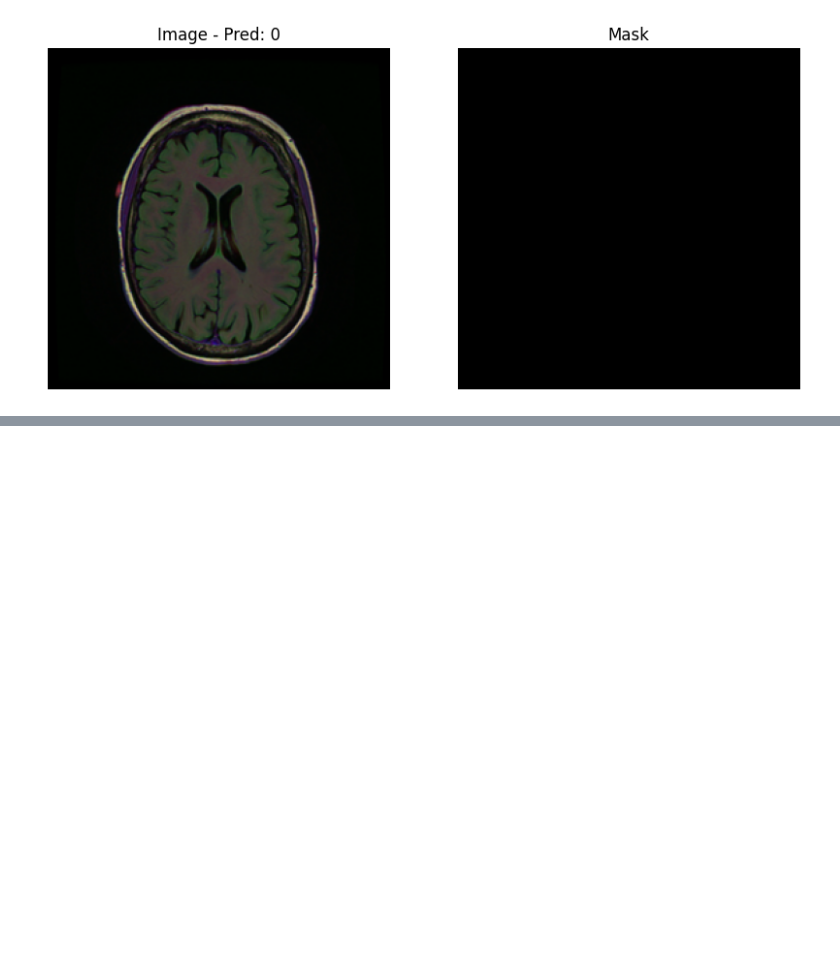
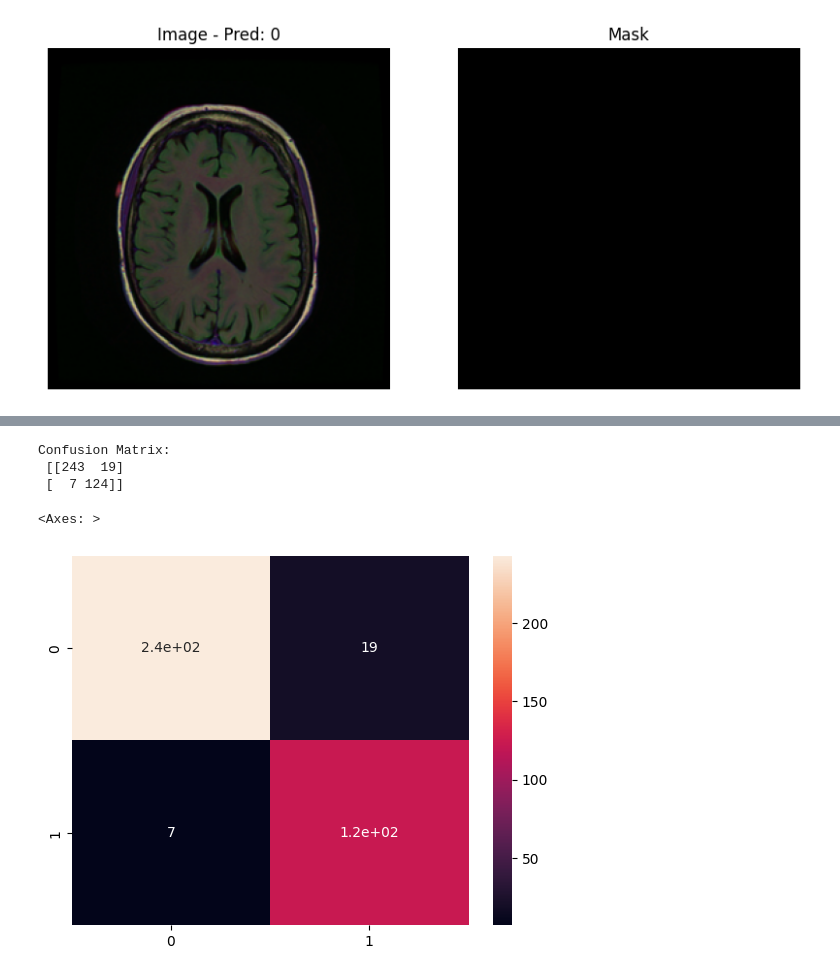
Before and after one commit to belfassikhaoula123/Projet_RGD, a Jupyter notebook: Notebooks/Data_processing.ipynb, the cells around one changed output, grey strips where cells are left out. Cells and saved outputs as stored; diff of their text form; code cells hidden in the pictures; blank space fills up the shorter version.

Commit message:
ResNet50 classification model

```diff
--- a/Notebooks/Data_processing.ipynb
+++ b/Notebooks/Data_processing.ipynb
@@ -508,0 +602,7 @@ for idx in random_indices:
+# %%
+h = model1.fit(train_generator,
+              steps_per_epoch= train_generator.n // train_generator.batch_size,
+              epochs = 30,
+              validation_data= val_generator,
+              validation_steps= val_generator.n // val_generator.batch_size,
+               class_weight=class_weights)
@@ -508,0 +631,4 @@ for idx in random_indices:
+# %%
+y_pred_prob1 = model1.predict(test_generator)
+y_prob = y_pred_prob1[:, 1]
+y_true = test_generator.labels
@@ -508,0 +637,3 @@ for idx in random_indices:
+# %%
+t = 0.8
+y_pred = (y_prob >= t).astype(int)
@@ -508,0 +667,12 @@ for idx in random_indices:
+# %%
+import seaborn as sns
+# Matrice de confusion
+cm = confusion_matrix(y_true, y_pred)
+print("Confusion Matrix:\n", cm)
+sns.heatmap(cm, annot=True)
+# %% [output]
+Confusion Matrix:
+ [[243  19]
+ [  7 124]]
+<Axes: >
+[figure, added]
```
Also changed, not shown: parts of 13 cells of this notebook.
